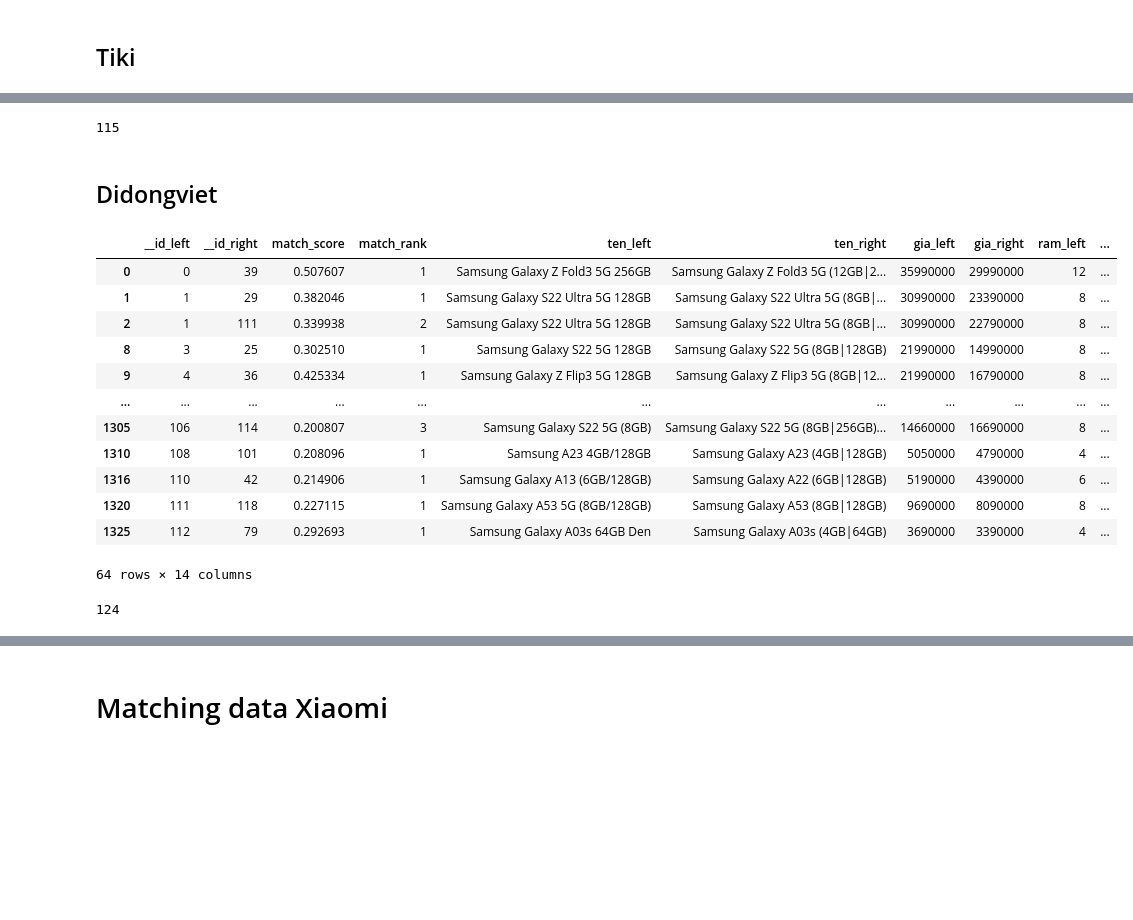
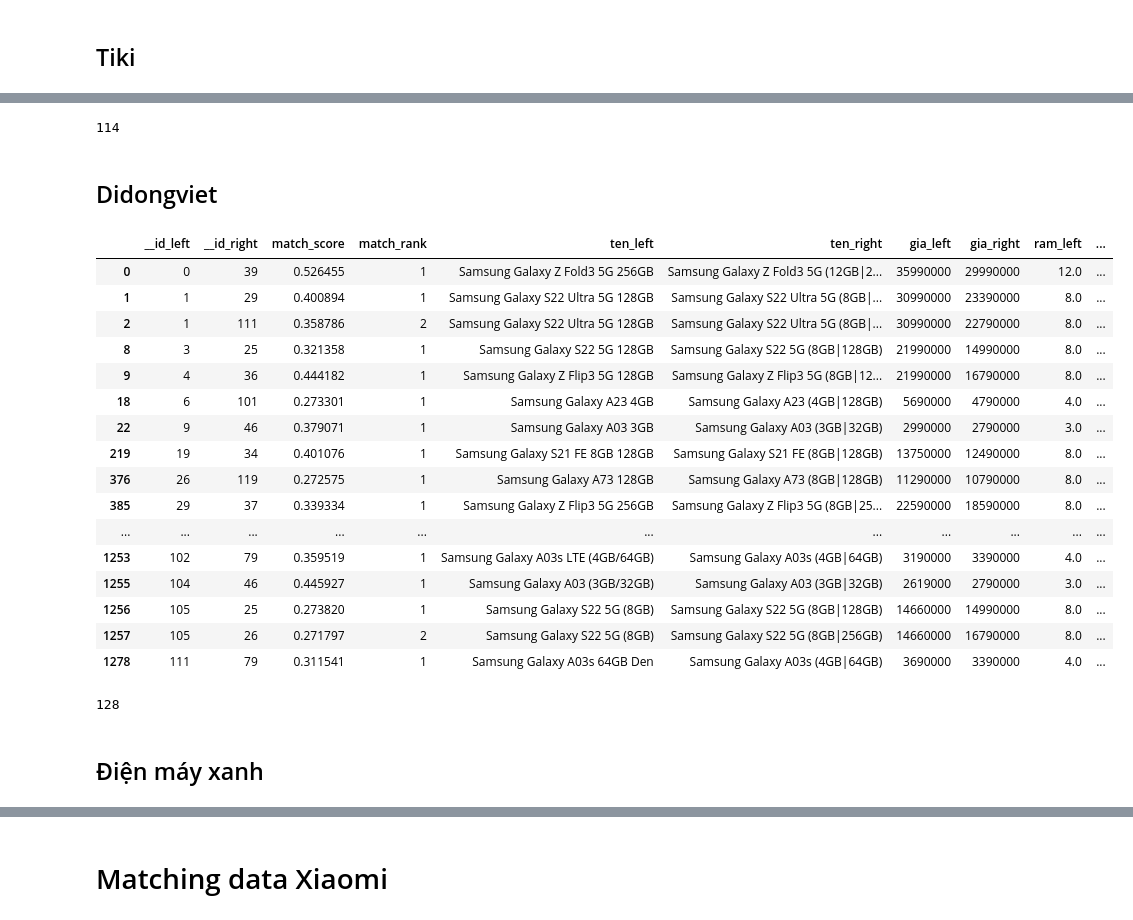
Before and after one commit to tqgminh/data_integration, a Jupyter notebook: data_matching.ipynb, the cells around one changed output, grey strips where cells are left out. Cells and saved outputs as stored; diff of their text form; code cells hidden in the pictures; blank space fills up the shorter version.

```diff
--- a/data_matching.ipynb
+++ b/data_matching.ipynb
@@ -7,16 +7,12 @@ tgdd_df = pd.read_csv('clean_data/tgdd.csv')
 tiki_df = pd.read_csv('clean_data/tiki.csv')
 vt_df = pd.read_csv('clean_data/viettel.csv')
 ddv_df = pd.read_csv('clean_data/didongviet.csv')
-
-cps_df['id'] = cps_df.index
-tgdd_df['id'] = tgdd_df.index
-tiki_df['id'] = tiki_df.index
-vt_df['id'] = vt_df.index
-ddv_df['id'] = ddv_df.index
+dmx_df = pd.read_csv('clean_data/dienmayxanh.csv')
 
 cps_df['src'] = 'CellphoneS'
 tgdd_df['src'] = 'Thế giới di động'
 tiki_df['src'] = 'Tiki'
 vt_df['src'] = 'Viettel'
 ddv_df['src'] = 'Di động Việt'
+dmx_df['src'] = "Điện máy xanh"
 # %%
@@ -272,27 +314,31 @@ ss_df = ss_df.reset_index(drop=True)
 ss_df['id'] = ss_df.index
 print(len(ss_df))
 # %% [output]
-115
+114
 # %% [markdown]
 ## Didongviet
 # %%
 ss_matcher = fuzzymatcher.link_table(ss_df, ss_ddv_df, left_on, right_on, left_id_col = "id", right_id_col = "id")
-ss_matcher = ss_matcher[ss_matcher['match_score'] > 0.2]
+ss_matcher = ss_matcher[ss_matcher['match_score'] > 0.25]
 ss_matcher
 # %% [output]
 |  | __id_left | __id_right | match_score | match_rank | ten_left | ten_right | gia_left | gia_right | ram_left | ... |
-| 0 | 0 | 39 | 0.507607 | 1 | Samsung Galaxy Z Fold3 5G 256GB | Samsung Galaxy Z Fold3 5G (12GB|2... | 35990000 | 29990000 | 12 | ... |
-| 1 | 1 | 29 | 0.382046 | 1 | Samsung Galaxy S22 Ultra 5G 128GB | Samsung Galaxy S22 Ultra 5G (8GB|... | 30990000 | 23390000 | 8 | ... |
-| 2 | 1 | 111 | 0.339938 | 2 | Samsung Galaxy S22 Ultra 5G 128GB | Samsung Galaxy S22 Ultra 5G (8GB|... | 30990000 | 22790000 | 8 | ... |
-| 8 | 3 | 25 | 0.302510 | 1 | Samsung Galaxy S22 5G 128GB | Samsung Galaxy S22 5G (8GB|128GB) | 21990000 | 14990000 | 8 | ... |
-| 9 | 4 | 36 | 0.425334 | 1 | Samsung Galaxy Z Flip3 5G 128GB | Samsung Galaxy Z Flip3 5G (8GB|12... | 21990000 | 16790000 | 8 | ... |
+| 0 | 0 | 39 | 0.526455 | 1 | Samsung Galaxy Z Fold3 5G 256GB | Samsung Galaxy Z Fold3 5G (12GB|2... | 35990000 | 29990000 | 12.0 | ... |
+| 1 | 1 | 29 | 0.400894 | 1 | Samsung Galaxy S22 Ultra 5G 128GB | Samsung Galaxy S22 Ultra 5G (8GB|... | 30990000 | 23390000 | 8.0 | ... |
+| 2 | 1 | 111 | 0.358786 | 2 | Samsung Galaxy S22 Ultra 5G 128GB | Samsung Galaxy S22 Ultra 5G (8GB|... | 30990000 | 22790000 | 8.0 | ... |
+| 8 | 3 | 25 | 0.321358 | 1 | Samsung Galaxy S22 5G 128GB | Samsung Galaxy S22 5G (8GB|128GB) | 21990000 | 14990000 | 8.0 | ... |
+| 9 | 4 | 36 | 0.444182 | 1 | Samsung Galaxy Z Flip3 5G 128GB | Samsung Galaxy Z Flip3 5G (8GB|12... | 21990000 | 16790000 | 8.0 | ... |
+| 18 | 6 | 101 | 0.273301 | 1 | Samsung Galaxy A23 4GB | Samsung Galaxy A23 (4GB|128GB) | 5690000 | 4790000 | 4.0 | ... |
+| 22 | 9 | 46 | 0.379071 | 1 | Samsung Galaxy A03 3GB | Samsung Galaxy A03 (3GB|32GB) | 2990000 | 2790000 | 3.0 | ... |
+| 219 | 19 | 34 | 0.401076 | 1 | Samsung Galaxy S21 FE 8GB 128GB | Samsung Galaxy S21 FE (8GB|128GB) | 13750000 | 12490000 | 8.0 | ... |
+| 376 | 26 | 119 | 0.272575 | 1 | Samsung Galaxy A73 128GB | Samsung Galaxy A73 (8GB|128GB) | 11290000 | 10790000 | 8.0 | ... |
+| 385 | 29 | 37 | 0.339334 | 1 | Samsung Galaxy Z Flip3 5G 256GB | Samsung Galaxy Z Flip3 5G (8GB|25... | 22590000 | 18590000 | 8.0 | ... |
 | ... | ... | ... | ... | ... | ... | ... | ... | ... | ... | ... |
-| 1305 | 106 | 114 | 0.200807 | 3 | Samsung Galaxy S22 5G (8GB) | Samsung Galaxy S22 5G (8GB|256GB)... | 14660000 | 16690000 | 8 | ... |
-| 1310 | 108 | 101 | 0.208096 | 1 | Samsung A23 4GB/128GB | Samsung Galaxy A23 (4GB|128GB) | 5050000 | 4790000 | 4 | ... |
-| 1316 | 110 | 42 | 0.214906 | 1 | Samsung Galaxy A13 (6GB/128GB) | Samsung Galaxy A22 (6GB|128GB) | 5190000 | 4390000 | 6 | ... |
-| 1320 | 111 | 118 | 0.227115 | 1 | Samsung Galaxy A53 5G (8GB/128GB) | Samsung Galaxy A53 (8GB|128GB) | 9690000 | 8090000 | 8 | ... |
-| 1325 | 112 | 79 | 0.292693 | 1 | Samsung Galaxy A03s 64GB Den | Samsung Galaxy A03s (4GB|64GB) | 3690000 | 3390000 | 4 | ... |
+| 1253 | 102 | 79 | 0.359519 | 1 | Samsung Galaxy A03s LTE (4GB/64GB) | Samsung Galaxy A03s (4GB|64GB) | 3190000 | 3390000 | 4.0 | ... |
+| 1255 | 104 | 46 | 0.445927 | 1 | Samsung Galaxy A03 (3GB/32GB) | Samsung Galaxy A03 (3GB|32GB) | 2619000 | 2790000 | 3.0 | ... |
+| 1256 | 105 | 25 | 0.273820 | 1 | Samsung Galaxy S22 5G (8GB) | Samsung Galaxy S22 5G (8GB|128GB) | 14660000 | 14990000 | 8.0 | ... |
+| 1257 | 105 | 26 | 0.271797 | 2 | Samsung Galaxy S22 5G (8GB) | Samsung Galaxy S22 5G (8GB|256GB) | 14660000 | 16790000 | 8.0 | ... |
+| 1278 | 111 | 79 | 0.311541 | 1 | Samsung Galaxy A03s 64GB Den | Samsung Galaxy A03s (4GB|64GB) | 3690000 | 3390000 | 4.0 | ... |
-64 rows × 14 columns
 # %%
 values = ss_matcher['__id_right'].unique().tolist()
 ss_ddv_df = ss_ddv_df.query("id not in @values")
@@ -302,4 +348,6 @@ ss_df = ss_df.reset_index(drop=True)
 ss_df['id'] = ss_df.index
 print(len(ss_df))
 # %% [output]
-124
+128
+# %% [markdown]
+## Điện máy xanh
```
Also changed, not shown: parts of 53 cells of this notebook, 16 other files.
